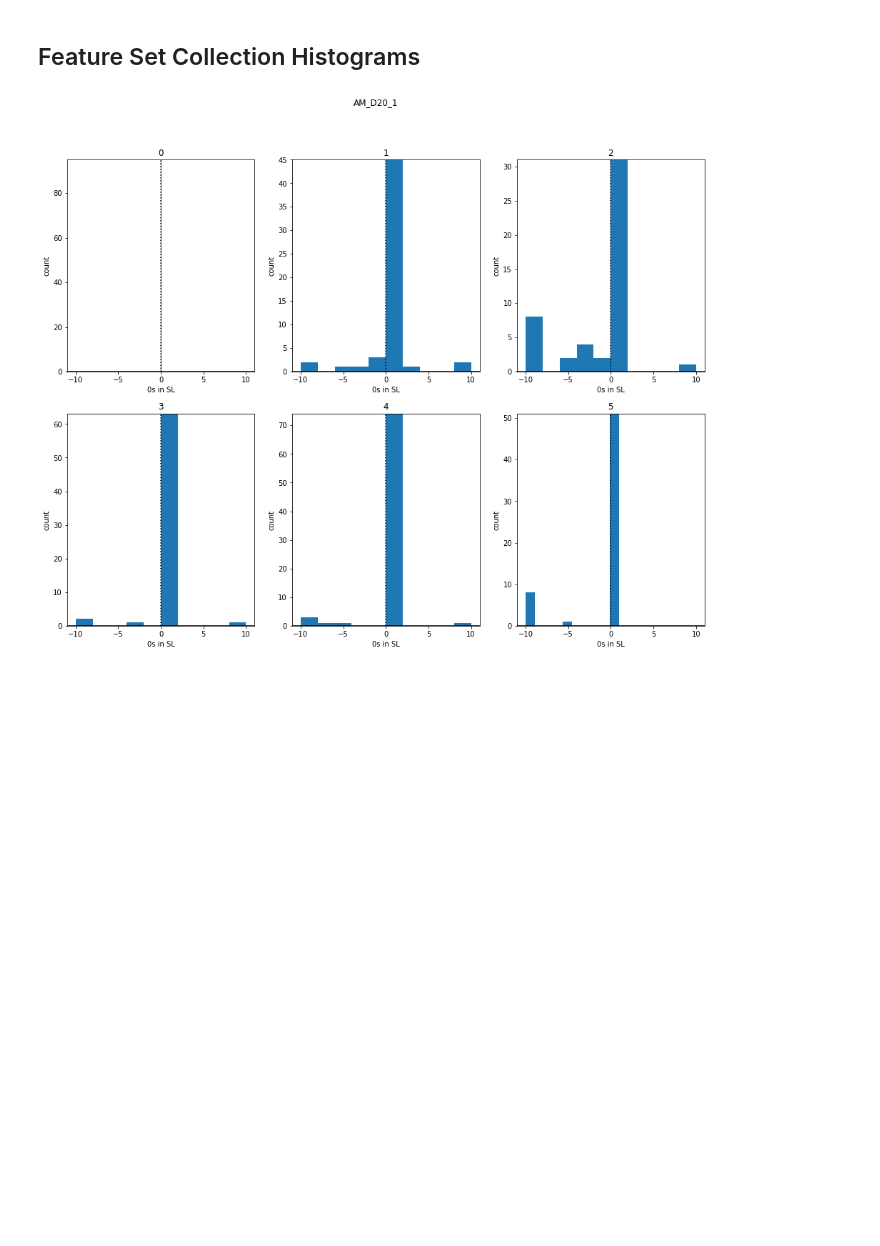
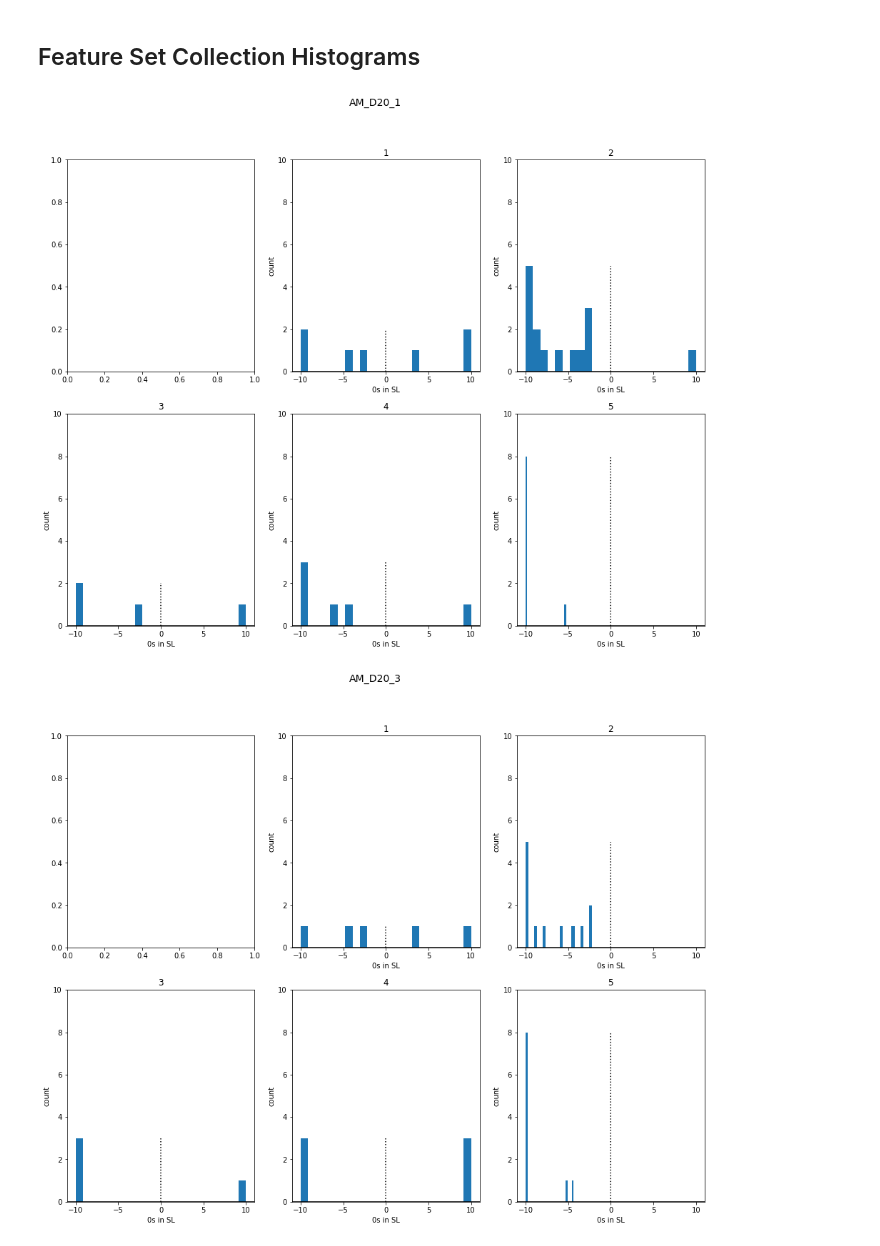
Before and after one commit to uwescience/xstate, a Jupyter notebook: notebooks/Feature Set Collections 2.ipynb, the cells around one changed output. Cells and saved outputs as stored; diff of their text form; code cells hidden in the pictures; blank space fills up the shorter version.

```diff
--- a/notebooks/Feature Set Collections 2.ipynb
+++ b/notebooks/Feature Set Collections 2.ipynb
@@ -64,7 +64,7 @@ DF_GALAGAN = SAMPLE_DATA.galagan
 # %% [markdown]
 ## Feature Set Collection Histograms
 # %%
-def histograms(ser_X, title=""):
+def histograms(ser_X, title="", **kwargs):
     ncol = 3
     nrow = 2
     fig, axes = plt.subplots(nrow, ncol, figsize=(16, 12))
@@ -76,12 +76,13 @@ def histograms(ser_X, title=""):
         else:
             is_plot=False
         COLLECTION_DCT[state].plotEvaluateHistogram(ser_X, ax=axes[row, col],
-                                                   title="%d" % state, is_plot=False)
-    plt.suptitle(title)
+                                                   title="%d" % state, is_plot=False, **kwargs)
+    plt.suptitle(title, fontsize=14)
     plt.show()
 # %%
-instance = DF_AM.index.tolist()[0]
-ser_X = DF_AM.loc[instance, :]
-histograms(ser_X, title=instance)
+for instance in DF_AM.index:
+    ser_X = DF_AM.loc[instance, :]
+    histograms(ser_X, title=instance, ylim=[0,10], max_sl=0.01)
 # %% [output]
-[figure, old version]
+[figure, new version]
+[figure, added]
```
Also changed, not shown: parts of 3 cells of this notebook.
